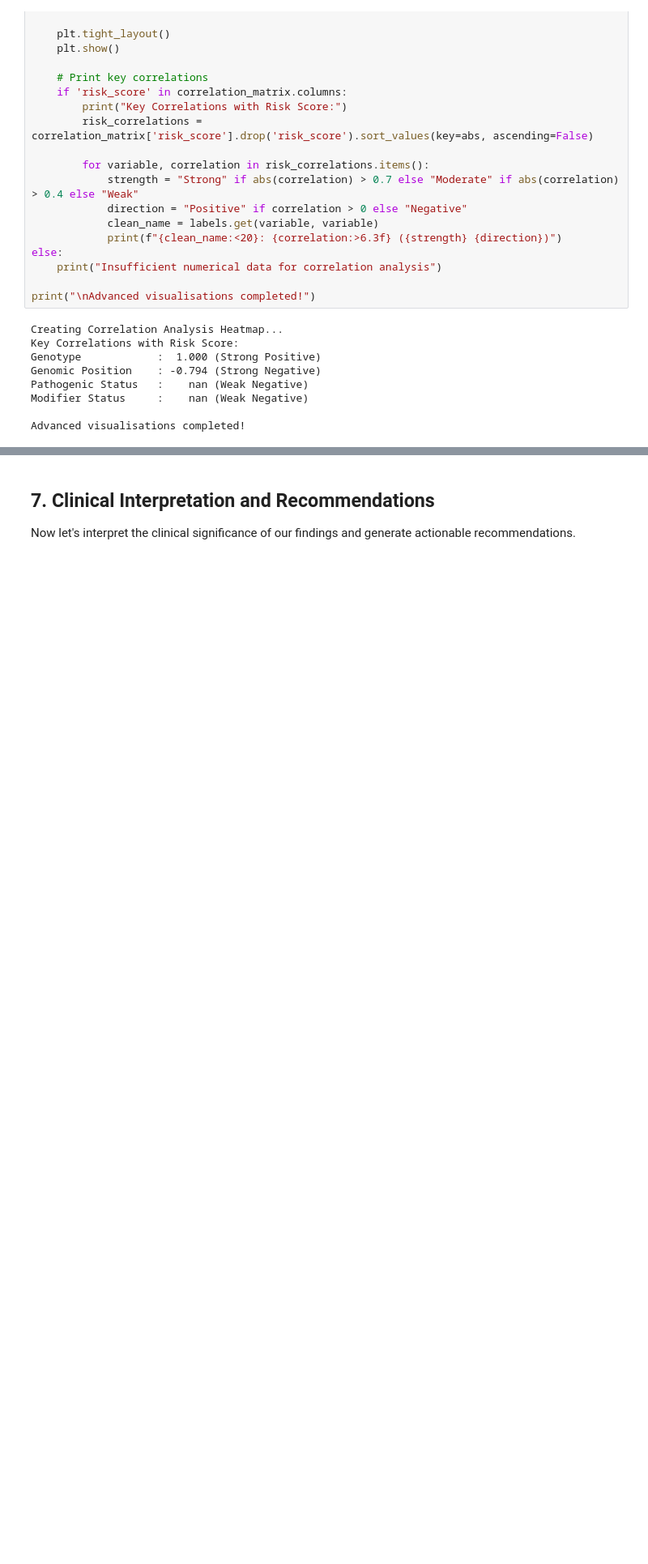
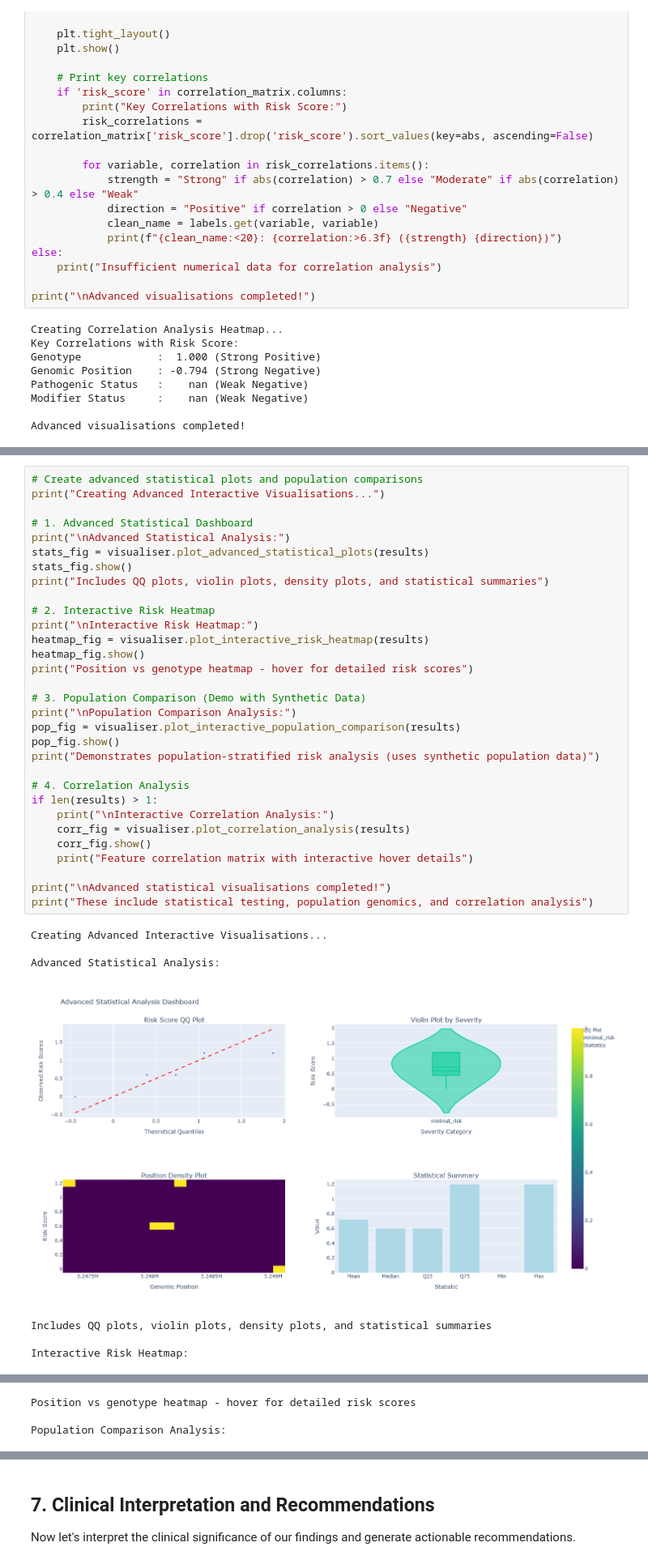
Before and after one commit to talhahzubayer/sickle-scope, a Jupyter notebook: notebooks/tutorial.ipynb, the cells around one changed output, grey strips where cells are left out. Shown at 81% size. Drawn from its saved outputs; the diff is of its cells as text; blank space fills up the shorter version.

```diff
--- a/notebooks/tutorial.ipynb
+++ b/notebooks/tutorial.ipynb
@@ -917,0 +991,39 @@ Advanced visualisations completed!
+# %%
+# Create advanced statistical plots and population comparisons
+print("Creating Advanced Interactive Visualisations...")
+
+# 1. Advanced Statistical Dashboard
+print("\nAdvanced Statistical Analysis:")
+stats_fig = visualiser.plot_advanced_statistical_plots(results)
+stats_fig.show()
+print("Includes QQ plots, violin plots, density plots, and statistical summaries")
+
+# 2. Interactive Risk Heatmap
+print("\nInteractive Risk Heatmap:")
+heatmap_fig = visualiser.plot_interactive_risk_heatmap(results)
+heatmap_fig.show()
+print("Position vs genotype heatmap - hover for detailed risk scores")
+
+# 3. Population Comparison (Demo with Synthetic Data)
+print("\nPopulation Comparison Analysis:")
+pop_fig = visualiser.plot_interactive_population_comparison(results)
+pop_fig.show()
+print("Demonstrates population-stratified risk analysis (uses synthetic population data)")
+
+# 4. Correlation Analysis
+if len(results) > 1:
+    print("\nInteractive Correlation Analysis:")
+    corr_fig = visualiser.plot_correlation_analysis(results)
+    corr_fig.show()
+    print("Feature correlation matrix with interactive hover details")
+
+print("\nAdvanced statistical visualisations completed!")
+print("These include statistical testing, population genomics, and correlation analysis")
+# %% [output]
+Creating Advanced Interactive Visualisations...
+
+Advanced Statistical Analysis:
+[figure, added]
+Includes QQ plots, violin plots, density plots, and statistical summaries
+
+Interactive Risk Heatmap:
@@ -917,0 +1031,3 @@ Advanced visualisations completed!
+Position vs genotype heatmap - hover for detailed risk scores
+
+Population Comparison Analysis:
```
Also changed, not shown: parts of 12 cells of this notebook, 2 other files.
